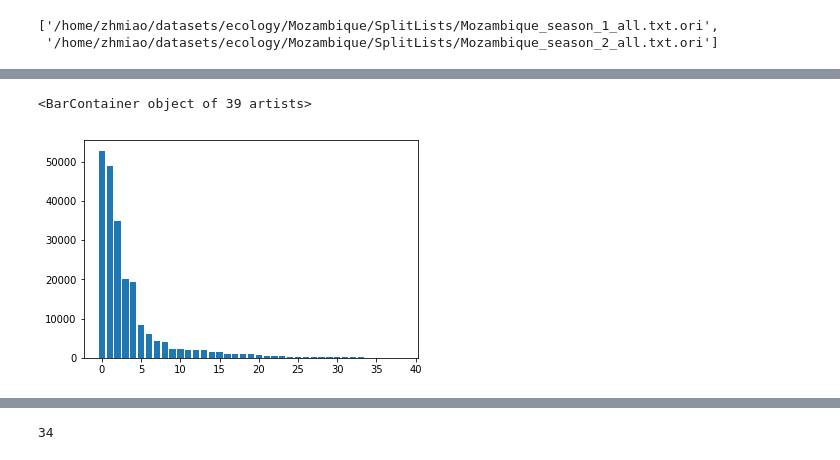
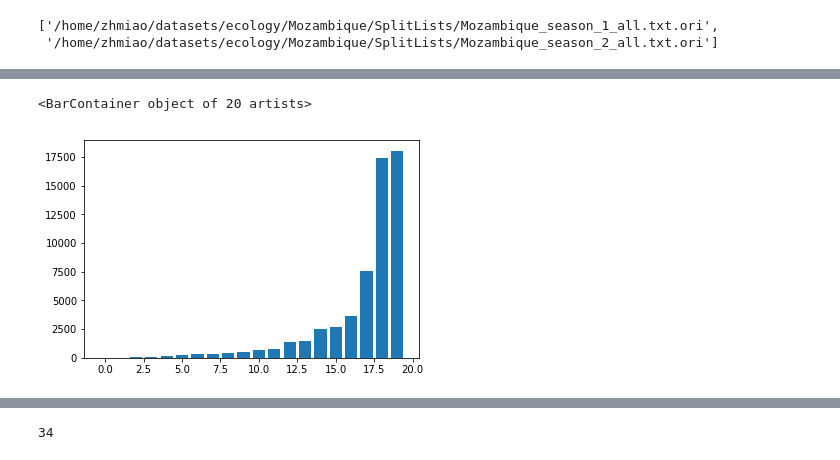
Before and after one commit to zhmiao/Iterative-Human-and-Automated-Identification-of-Wildlife-Images, a Jupyter notebook: supplement/MZBDataPrepCombined.ipynb, the cells around one changed output, grey strips where cells are left out. Drawn from its saved outputs; the diff is of its cells as text; code cells hidden in the pictures.

Commit message:
mozambique data split into 3 splits

```diff
--- a/supplement/MZBDataPrepCombined.ipynb
+++ b/supplement/MZBDataPrepCombined.ipynb
@@ -98,4 +97,4 @@ cat_sel = [(cat, count)
            and 'other' not in cat
            and cat not in ['Ghost', 'Human', 'Fire', 'Setup', 'Rodent']]
 
-sorted_ids = sorted(cat_sel, key=lambda x : x[1], reverse=True)
+sorted_cat = {i: ent for i, ent in enumerate(sorted(cat_sel, key=lambda x : x[1], reverse=True))}
@@ -150,2 +218,2 @@ cls_ids_flat = cls_ids_event_sorted.reshape((1, -1))
 # %%
-unique_cls_ids, cls_ids_counts = np.unique(cls_ids_flat, return_counts=True)
+unique_cls_ids, cls_ids_counts = np.unique(cls_ids_event_sorted, return_counts=True)
@@ -156,5 +219,0 @@ len(cls_ids_counts)
-# %%
-
-for i in zip(unique_cls_ids, cls_ids_counts):
-
-    print(i)
@@ -179,5 +219,0 @@ for i in zip(unique_cls_ids, cls_ids_counts):
-# %%
-plt.bar(range(len(sorted_ids)), [ent[1] for ent in sorted_ids])
-# %% [output]
-<BarContainer object of 39 artists>
-[figure, removed]
@@ -238,0 +289,29 @@ te_list.close()
+# %%
+sp = 2
+
+tr_file_sp = os.path.join(root, 'SplitLists', 'train_split_{}.txt'.format(sp))
+
+tr_files_sp = []
+tr_labels_sp = []
+
+with open(tr_file_sp, 'r') as f:
+
+    for line in tqdm(f):
+
+        line_sp = line.split(' ')
+
+        file = line_sp[0]
+        label = line_sp[1]
+
+        tr_files_sp.append(file)
+        tr_labels_sp.append(label)
+
+tr_files_sp = np.array(tr_files_sp)
+tr_labels_sp = np.array(tr_labels_sp)
+
+unique_labels, label_counts = np.unique(tr_labels_sp, return_counts=True)
+# %%
+plt.bar(range(len(unique_labels)), sorted(label_counts))
+# %% [output]
+<BarContainer object of 20 artists>
+[figure, added]
```
Also changed, not shown: parts of 16 cells of this notebook.
